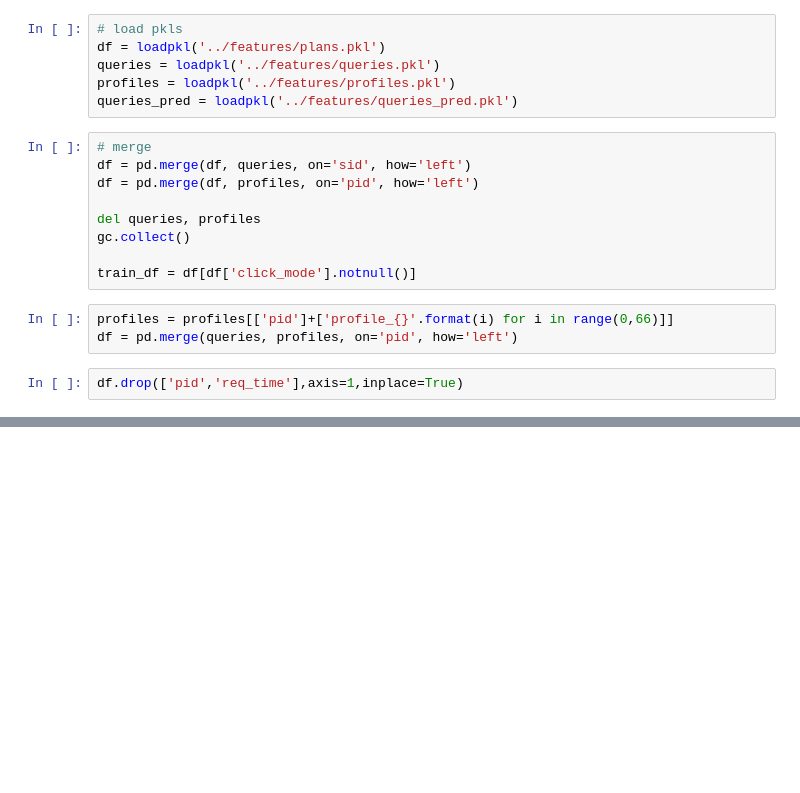
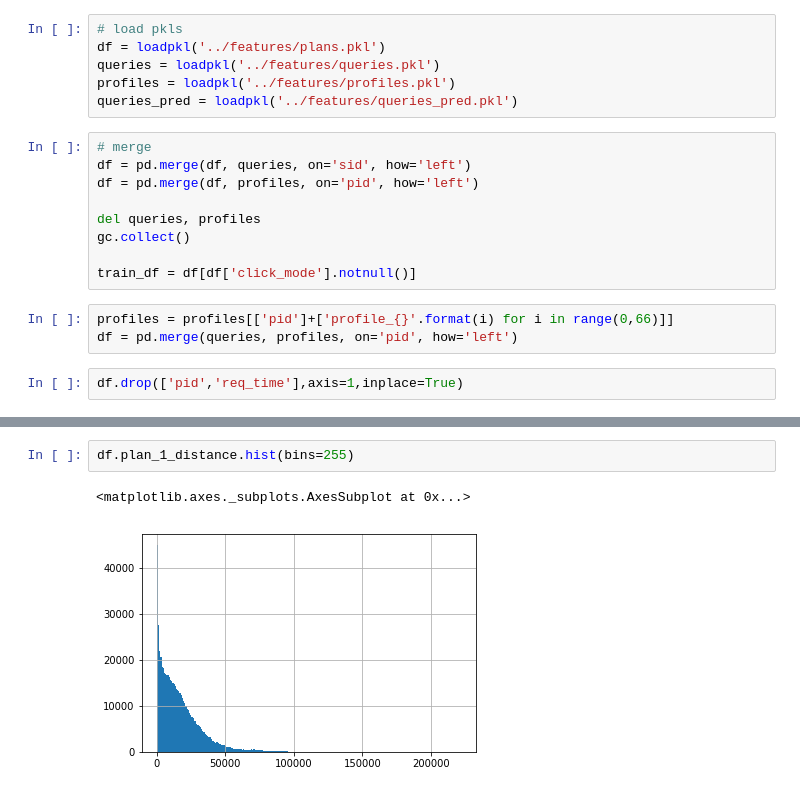
Before and after one commit to MitsuruFujiwara/KDD-Cup-2019, a Jupyter notebook: src/902_check_features.ipynb, the cells around one changed output, grey strips where cells are left out. Drawn from its saved outputs; the diff is of its cells as text; blank space fills up the shorter version.

```diff
--- a/src/902_check_features.ipynb
+++ b/src/902_check_features.ipynb
@@ -65,0 +70,5 @@ df
+# %%
+df.plan_1_distance.hist(bins=255)
+# %% [output]
+<matplotlib.axes._subplots.AxesSubplot at 0x...>
+[figure, added]
```
Also changed, not shown: parts of 4 cells of this notebook, 7 other files.
